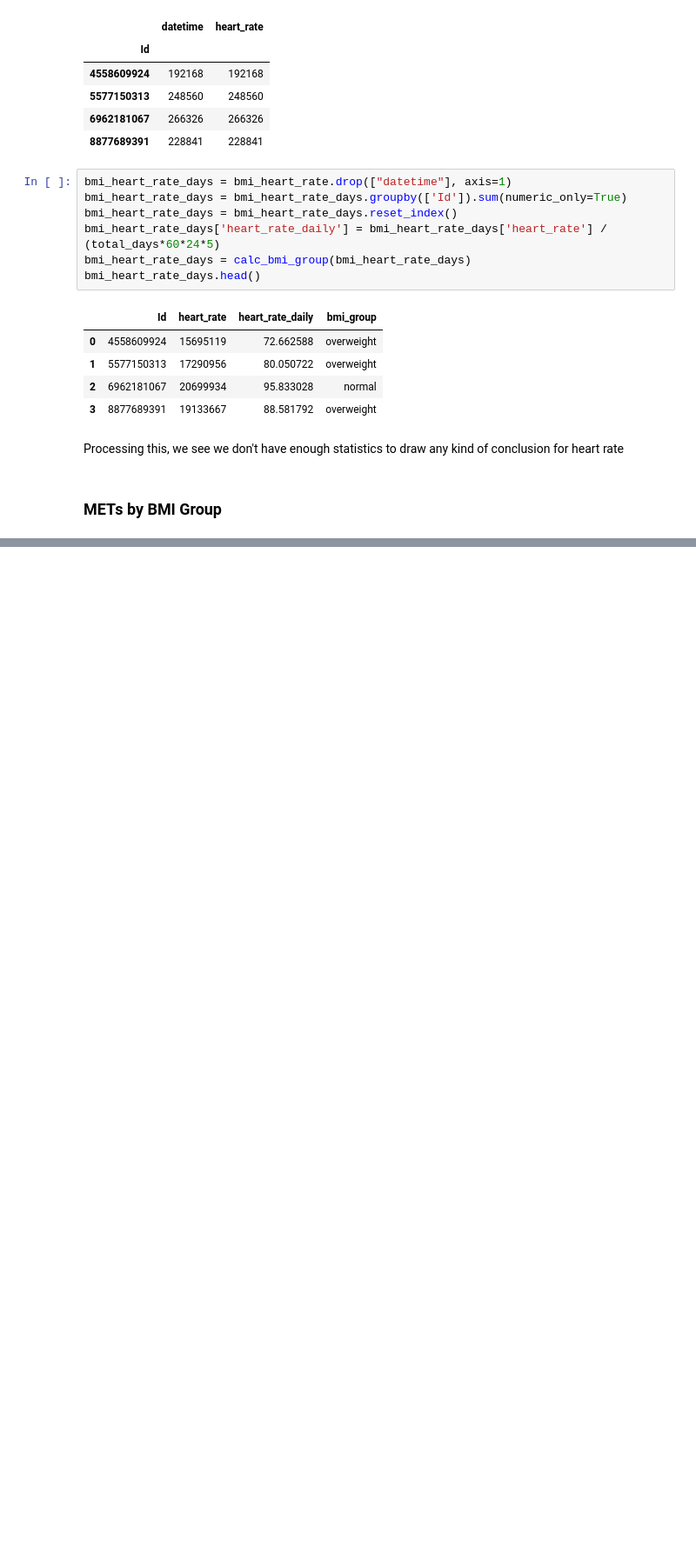
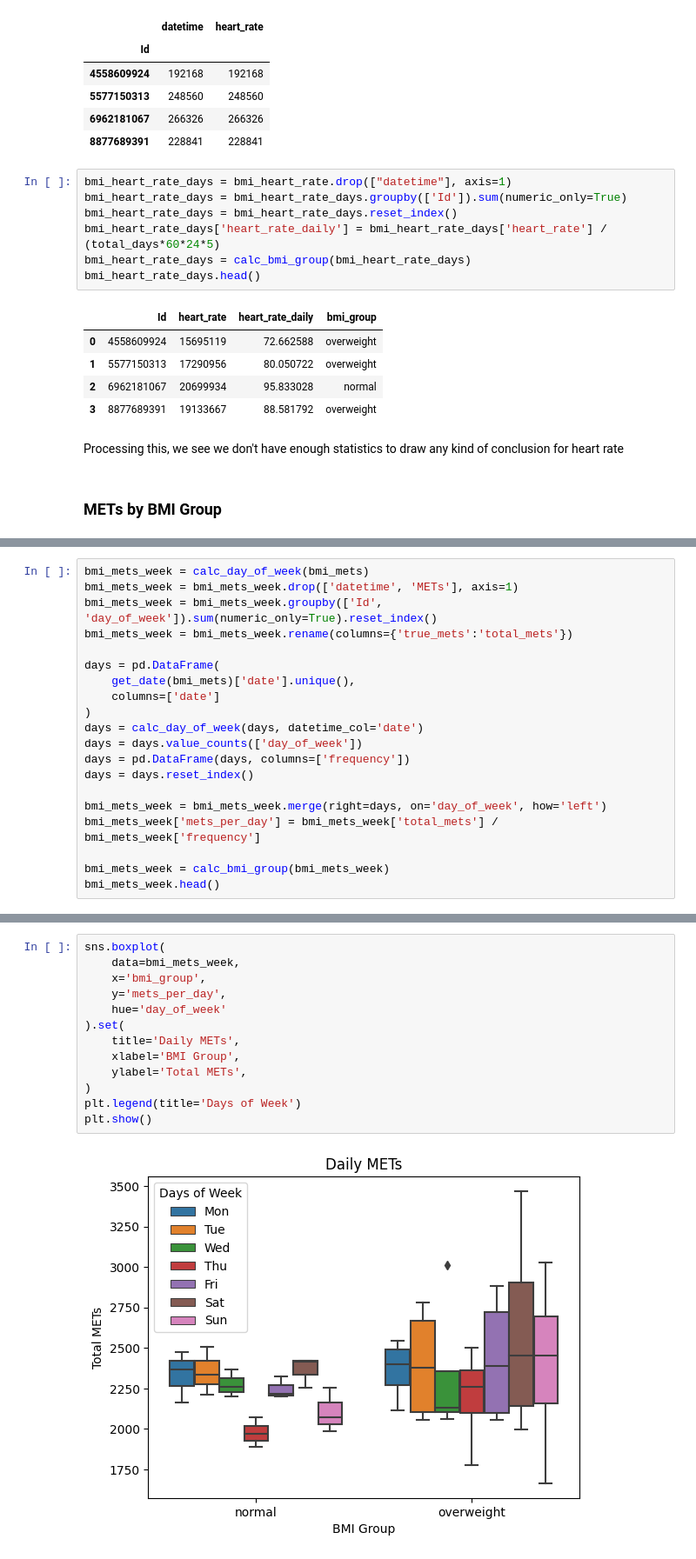
Before and after one commit to paulgreber/WellnessAnalysis, a Jupyter notebook: wellness_analysis.ipynb, the cells around one changed output, grey strips where cells are left out. Shown at 87% size. Saved outputs shown, nothing was run; the diff lists cells and outputs as text; blank space fills up the shorter version.

```diff
--- a/wellness_analysis.ipynb
+++ b/wellness_analysis.ipynb
@@ -1325,0 +1427,20 @@ Processing this, we see we don't have enough statistics to draw any kind of conc
+# %%
+bmi_mets_week = calc_day_of_week(bmi_mets)
+bmi_mets_week = bmi_mets_week.drop(['datetime', 'METs'], axis=1)
+bmi_mets_week = bmi_mets_week.groupby(['Id', 'day_of_week']).sum(numeric_only=True).reset_index()
+bmi_mets_week = bmi_mets_week.rename(columns={'true_mets':'total_mets'})
+
+days = pd.DataFrame(
+    get_date(bmi_mets)['date'].unique(),
+    columns=['date']
+)
+days = calc_day_of_week(days, datetime_col='date')
+days = days.value_counts(['day_of_week'])
+days = pd.DataFrame(days, columns=['frequency'])
+days = days.reset_index()
+
+bmi_mets_week = bmi_mets_week.merge(right=days, on='day_of_week', how='left')
+bmi_mets_week['mets_per_day'] = bmi_mets_week['total_mets'] / bmi_mets_week['frequency']
+
+bmi_mets_week = calc_bmi_group(bmi_mets_week)
+bmi_mets_week.head()
@@ -1325,0 +1454,15 @@ Processing this, we see we don't have enough statistics to draw any kind of conc
+# %%
+sns.boxplot(
+    data=bmi_mets_week,
+    x='bmi_group',
+    y='mets_per_day',
+    hue='day_of_week'
+).set(
+    title='Daily METs',
+    xlabel='BMI Group',
+    ylabel='Total METs',
+)
+plt.legend(title='Days of Week')
+plt.show()
+# %% [output]
+[figure, added]
```
Also changed, not shown: parts of 10 cells of this notebook.
